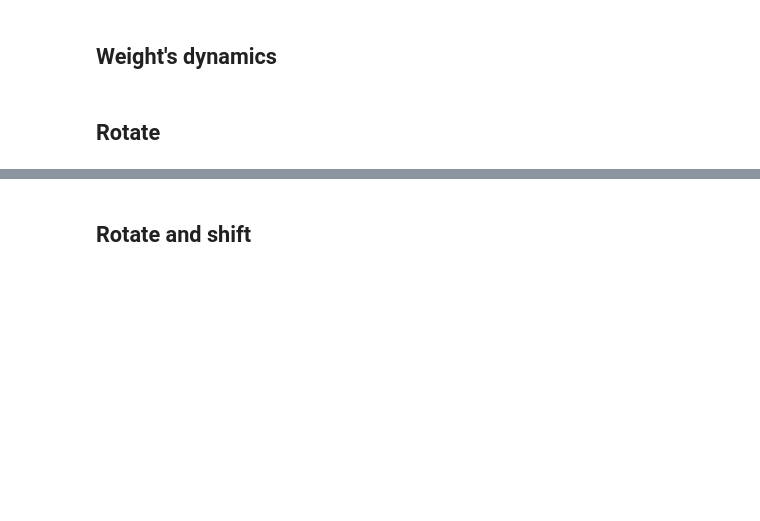
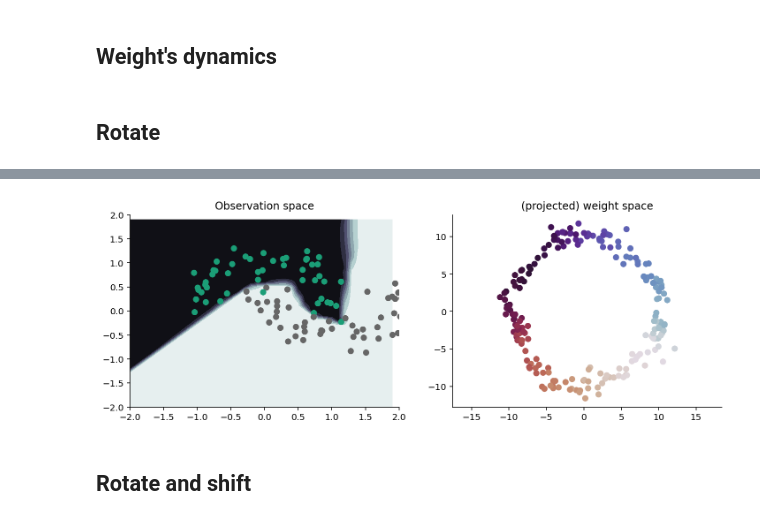
Before and after one commit to probml/shift-happens, a Jupyter notebook: notebooks/shifting-moons-exp-002.ipynb, the cells around one changed output, grey strips where cells are left out. Cells and saved outputs as stored; diff of their text form; code cells hidden in the pictures; blank space fills up the shorter version.

```diff
--- a/notebooks/shifting-moons-exp-002.ipynb
+++ b/notebooks/shifting-moons-exp-002.ipynb
@@ -234,3 +266,32 @@ plt.axis("equal");
+# %%
+fig, ax = plt.subplots(1, 2, figsize=(12, 4))
+camera = Camera(fig)
+
+xmin, xmax = -2, 2
+ymin, ymax = -2, 2
+X_grid = jnp.mgrid[xmin:xmax:0.1, ymin:ymax:0.1]
+
+ax[0].set_title("Observation space")
+ax[1].set_title("(projected) weight space")
+for it in range(n_steps):
+    # plt.cla()
+    params = params_hist[it]
+    X_step, y_step = data_hist[it]
+    Z = jnp.einsum("ijn->ji", pred_map(params, X_grid))
+
+    ax[1].scatter(*w_transformed[:it].T, c=radii[:it] % (2 * jnp.pi), cmap="twilight")
+    ax[1].axis("equal")
+    ax[0].contourf(*X_grid, Z, cmap="bone")
+    ax[0].scatter(*X_step.T, c=y_step, cmap="Dark2")
+    ax[0].set_xlim(xmin, xmax)
+    ax[0].set_ylim(ymin, ymax)
+    camera.snap()
+
+animation = camera.animate()
+# animation.save('half-moons.gif', writer = 'imagemagick')
+animation.save('half-moons.mp4', fps=20, dpi=150)
+# %% [output]
+[figure, added]
 # %% [markdown]
 ## Rotate and shift
 # %%
```
Also changed, not shown: parts of 12 cells of this notebook.
